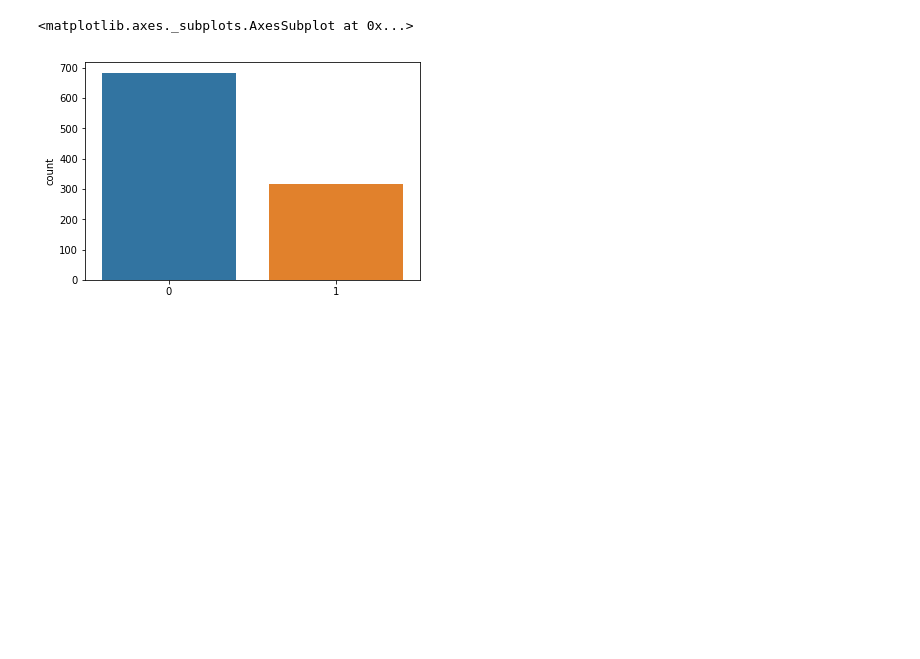
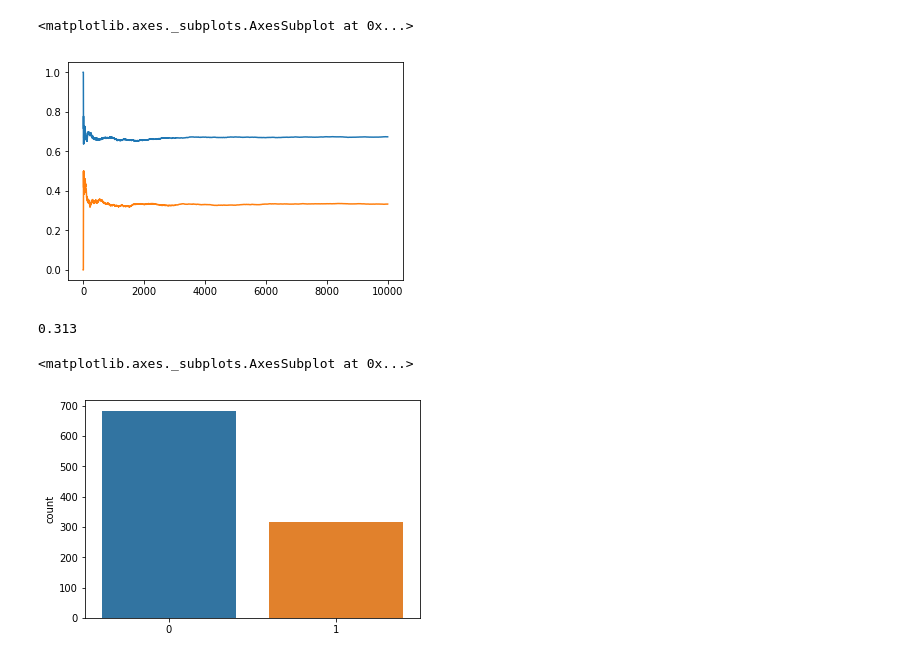
Before and after one commit to jtloong/blog_projects, a Jupyter notebook: monty_hall/monty_hall.ipynb, the cells around one changed output. Saved outputs shown, nothing was run; the diff lists cells and outputs as text; code cells hidden in the pictures; blank space fills up the shorter version.

```diff
--- a/monty_hall/monty_hall.ipynb
+++ b/monty_hall/monty_hall.ipynb
@@ -35,18 +39,31 @@ def simulate_monty_hall(strategy):
 # %%
 results_change_doors = []
 results_keep_door = []
-differences = []
-for i in range(0, 1000):
+success_keep = []
+success_change = []
+simulation_length = 10000
+for i in range(0, simulation_length):
     results_change_doors.append(simulate_monty_hall(True))
     results_keep_door.append(simulate_monty_hall(False))
-    if i == 0:
-        differences.append(0 + results_keep_door[i] - results_change_doors[i])
-    else:
-        differences.append(differences[i - 1] + (results_keep_door[i] - results_change_doors[i]))
+
+    success_change.append(sum(results_change_doors) / len(results_change_doors))
+    success_keep.append(sum(results_keep_door) / len(results_keep_door))
+
 
 results = pd.DataFrame(columns=['change_door', 'keep_door'])
 results['change_door'] = results_change_doors
 results['keep_door'] = results_keep_door
+
+
+sns.lineplot(x=range(0,simulation_length), y=success_change)
+sns.lineplot(x=range(0,simulation_length), y=success_keep)
+# %% [output]
+<matplotlib.axes._subplots.AxesSubplot at 0x...>
+[figure, added]
+# %%
+sum(results_keep_door) / len(results_keep_door)
+# %% [output]
+0.313
 # %%
 sns.countplot(results_keep_door)
 # %% [output]
```
Also changed, not shown: parts of 1 cell of this notebook, 5 other files.
